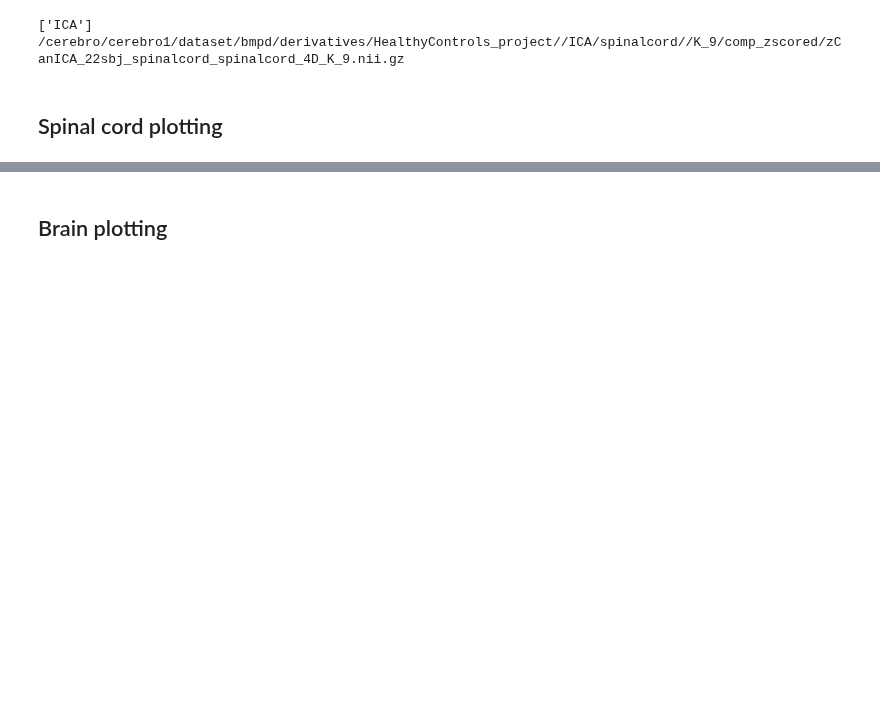
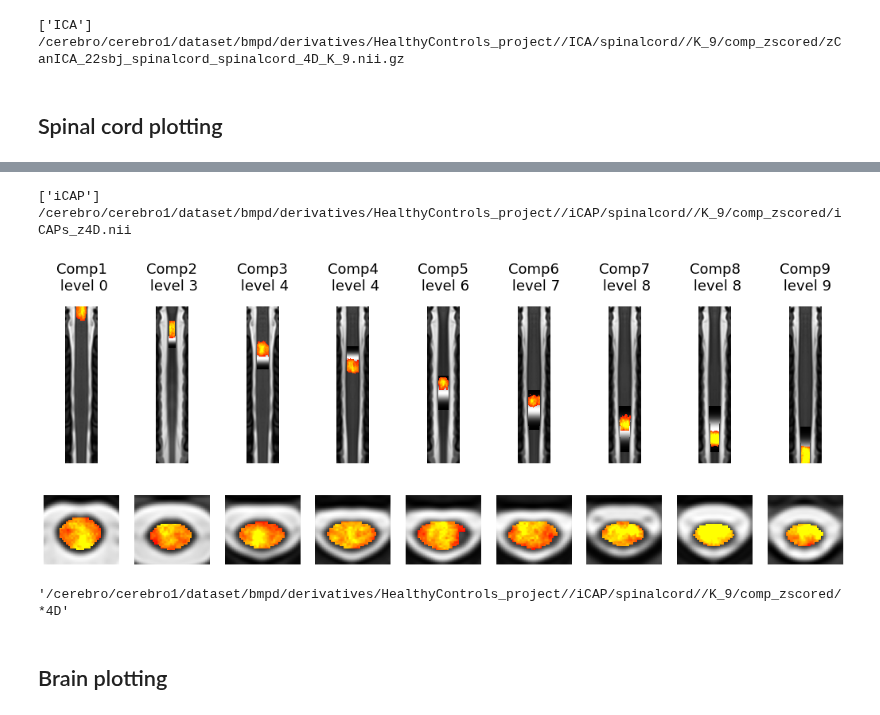
Before and after one commit to NawalK/hc_project_analyses, a Jupyter notebook: notebook/plotting_br_sc.ipynb, the cells around one changed output, grey strips where cells are left out. Cells and saved outputs as stored; diff of their text form; code cells hidden in the pictures; blank space fills up the shorter version.

```diff
--- a/notebook/plotting_br_sc.ipynb
+++ b/notebook/plotting_br_sc.ipynb
@@ -31,3 +31,14 @@ plotting.sc_plot(show_spinal_levels=True,k_per_line=9,lthresh="auto",perc_thresh
+# %%
+plotting = Plotting(config,9,['iCAP']) # "'ICA'" or "iCAP" orc
+plotting.sc_plot(show_spinal_levels=True,k_per_line=9,lthresh=2,perc_thresh=None,save_results=False)
+# %% [output]
+['iCAP']
+/cerebro/cerebro1/dataset/bmpd/derivatives/HealthyControls_project//iCAP/spinalcord//K_9/comp_zscored/iCAPs_z4D.nii
+[figure, added]
+# %%
+config['main_dir']+config['data']['iCAP']['spinalcord_dir'] + '/K_' + str(9) + '/comp_zscored/*' + config['data']['iCAP']["tag_filename"]
+# %% [output]
+'/cerebro/cerebro1/dataset/bmpd/derivatives/HealthyControls_project//iCAP/spinalcord//K_9/comp_zscored/*4D'
 # %% [markdown]
 ## Brain plotting
 # %%
```
Also changed, not shown: parts of 1 cell of this notebook, 6 other files.
